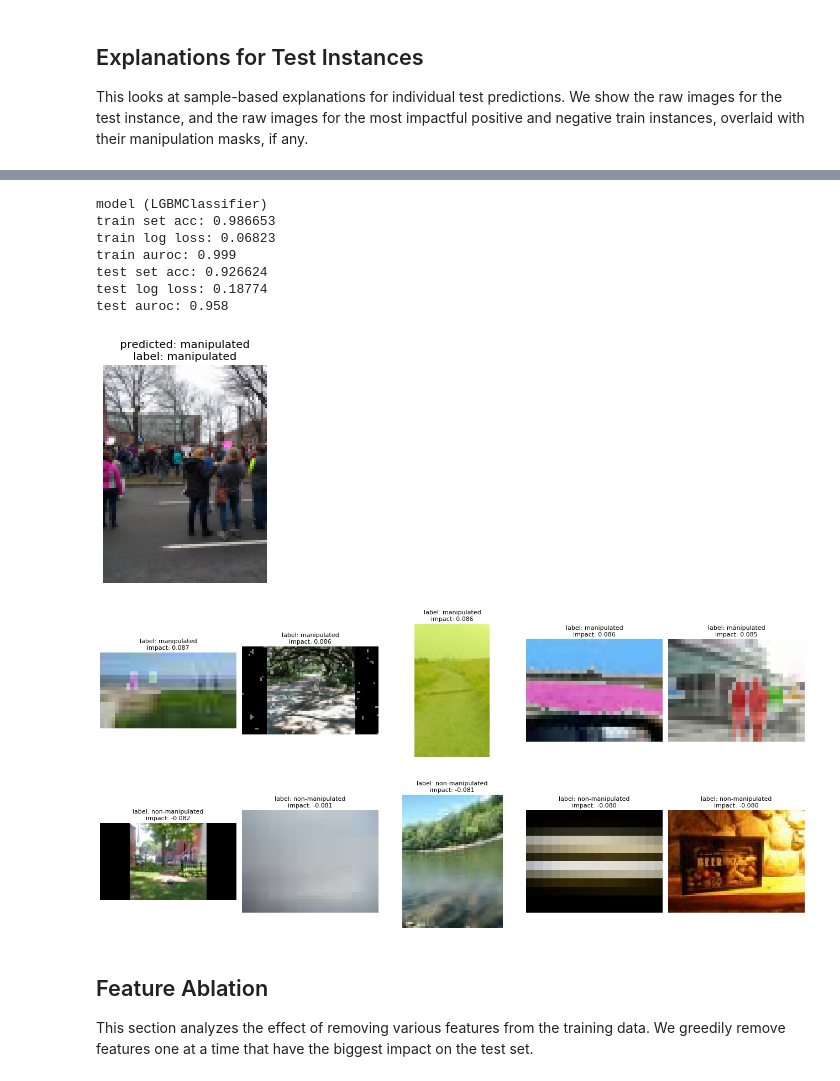
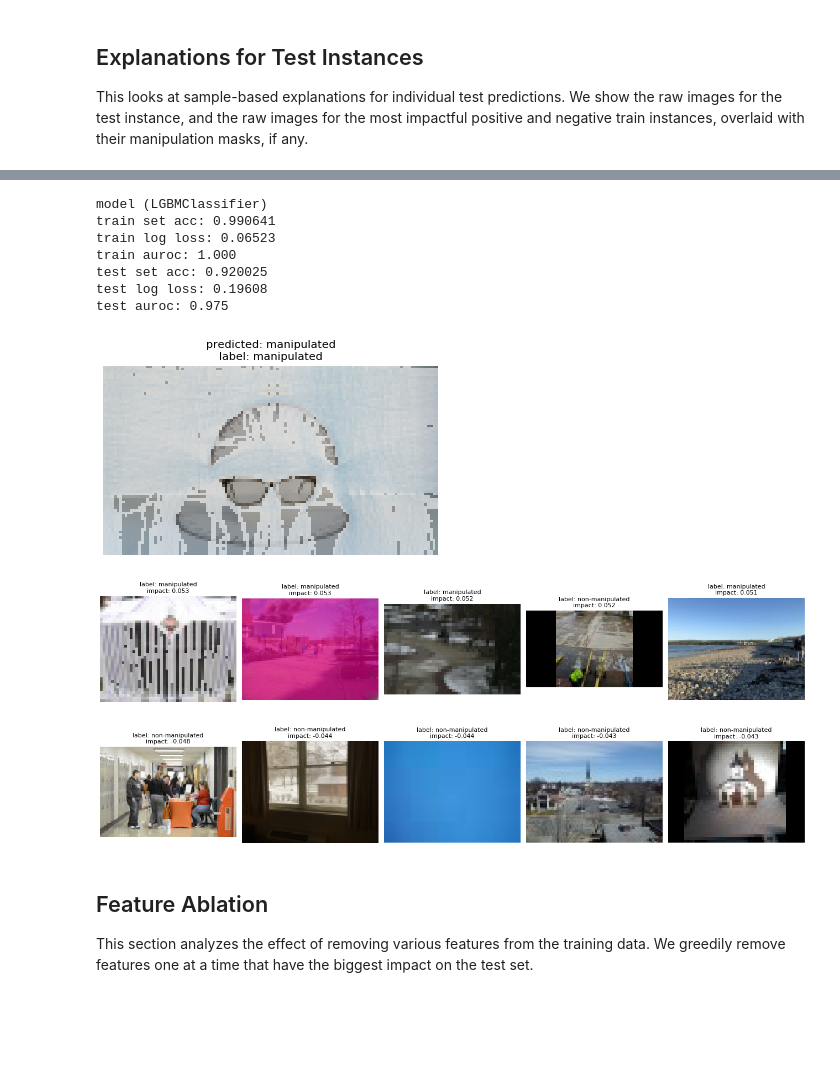
Before and after one commit to jjbrophy47/trex, a Jupyter notebook: experiments/notebooks/alignment_explore.ipynb, the cells around one changed output, grey strips where cells are left out. Cells and saved outputs as stored; diff of their text form; code cells hidden in the pictures; blank space fills up the shorter version.

```diff
--- a/experiments/notebooks/alignment_explore.ipynb
+++ b/experiments/notebooks/alignment_explore.ipynb
@@ -209,17 +225,17 @@ test auroc: 0.922
 # %%
-prediction_explanation(model='lgb', encoding='tree_output', dataset='medifor1b', random_state=110, topk_train=5, test_size=0.6, alpha=0.5,
-                       data_dir=data_dir)
+prediction_explanation(model='lgb', encoding='tree_output', dataset='MFC19_EvalPart1', random_state=78, topk_train=5, test_size=0.5,
+                       alpha=0.6, data_dir=data_dir)
 # %% [output]
 model (LGBMClassifier)
-train set acc: 0.986653
-train log loss: 0.06823
-train auroc: 0.999
-test set acc: 0.926624
-test log loss: 0.18774
-test auroc: 0.958
+train set acc: 0.990641
+train log loss: 0.06523
+train auroc: 1.000
+test set acc: 0.920025
+test log loss: 0.19608
+test auroc: 0.975
-[figure, old version]
+[figure, new version]
-[figure, old version]
+[figure, new version]
-[figure, old version]
+[figure, new version]
 # %% [markdown]
 ## Feature Ablation
 This section analyzes the effect of removing various features from the training data. We greedily remove features one at a time that have the biggest impact on the test set.
```
Also changed, not shown: parts of 12 cells of this notebook, 15 other files.
